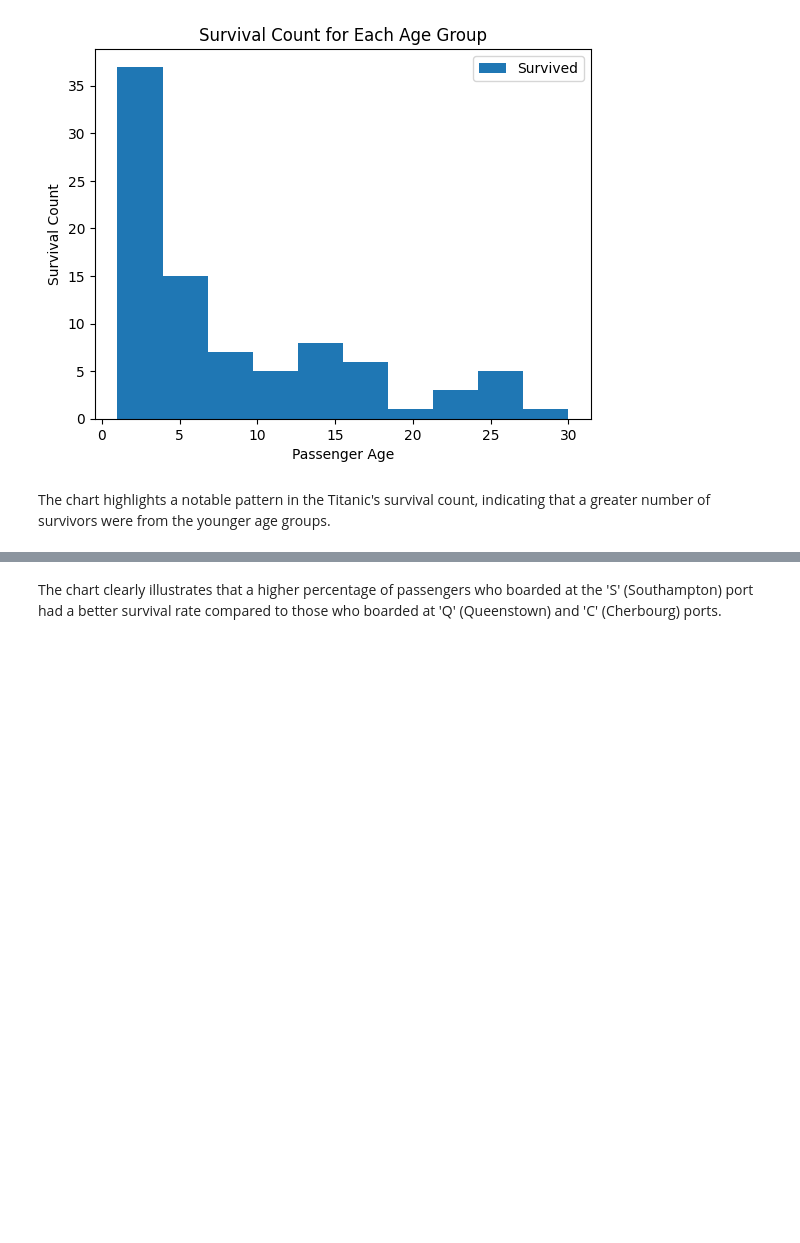
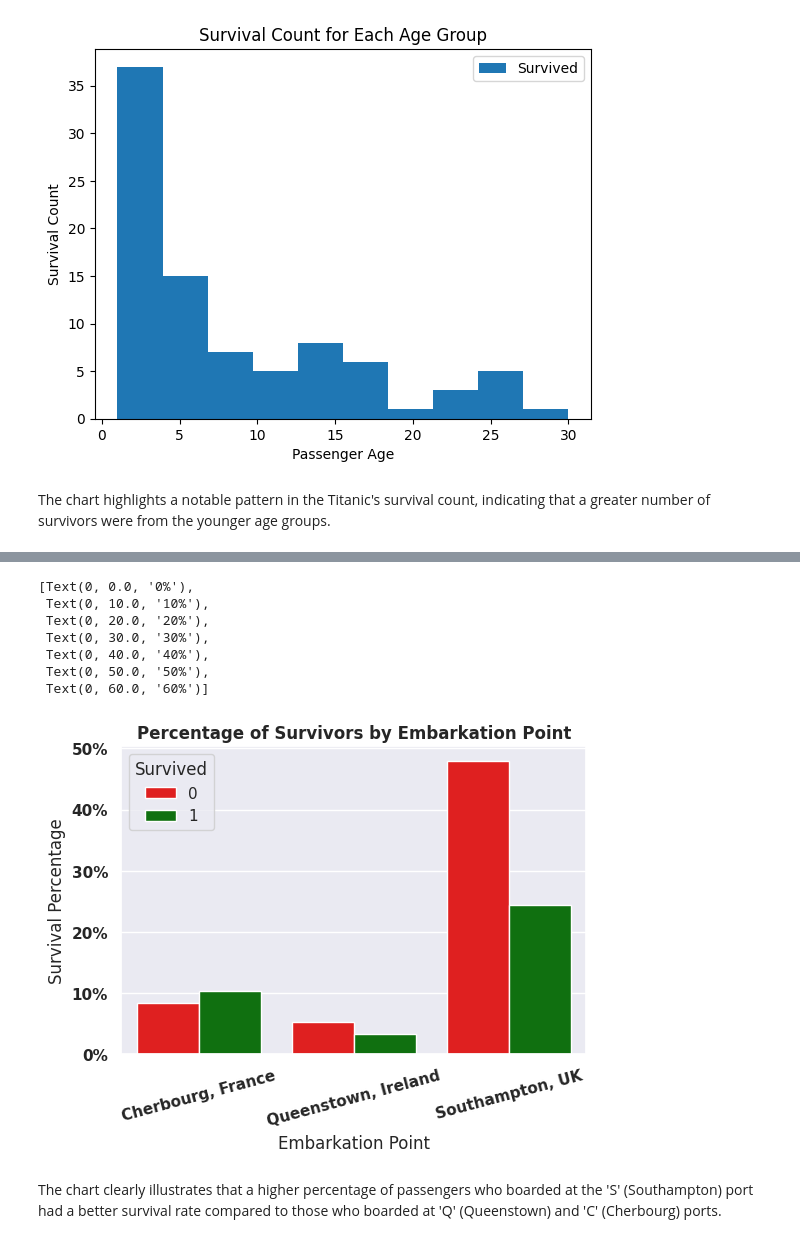
Before and after one commit to harrisonacha/SQLProjectHub, a Jupyter notebook: Titanic_Data_Set.ipynb, the cells around one changed output, grey strips where cells are left out. Drawn from its saved outputs; the diff is of its cells as text; code cells hidden in the pictures; blank space fills up the shorter version.

```diff
--- a/Titanic_Data_Set.ipynb
+++ b/Titanic_Data_Set.ipynb
@@ -216,0 +210,6 @@ plt.show()
+# %%
+# Dataframe of Survivors by the Embarkation Point
+embark = df.groupby(["Embarked", "Survived"]).size().reset_index(name="Count")
+embark = pd.DataFrame(embark)
+embark["Percentage"] = round(embark["Count"] * 100/len(df),2)
+embark
@@ -217,3 +224,28 @@ plt.show()
+# %%
+# Graph of Survivors by the Embarkation Point
+plt.figure(figsize=(6,4))
+sns.set(style="darkgrid")
+colour = ["red", "green"]
+ax = sns.barplot(x = "Embarked", y = "Percentage", data=embark, hue="Survived", palette=colour)
+
+# Set Titles and Labels
+ax.set_title("Percentage of Survivors by Embarkation Point", weight="semibold")
+ax.set_xticklabels(["Cherbourg, France", "Queenstown, Ireland", "Southampton, UK"], rotation=15, fontweight="semibold")
+ax.set_xlabel("Embarkation Point")
+ax.set_ylabel("Survival Percentage")
+
+# Format Y-axis tick labels
+vals = ax.get_yticks()
+ax.set_yticklabels([f"{int(x)}%" for x in vals], fontweight="semibold")
+# %% [output]
+[Text(0, 0.0, '0%'),
+ Text(0, 10.0, '10%'),
+ Text(0, 20.0, '20%'),
+ Text(0, 30.0, '30%'),
+ Text(0, 40.0, '40%'),
+ Text(0, 50.0, '50%'),
+ Text(0, 60.0, '60%')]
+[figure, added]
 # %% [markdown]
 The chart clearly illustrates that a higher percentage of passengers who boarded at the 'S' (Southampton) port had a better survival rate compared to those who boarded at 'Q' (Queenstown) and 'C' (Cherbourg) ports.
 # %%
```
Also changed, not shown: parts of 7 cells of this notebook.
